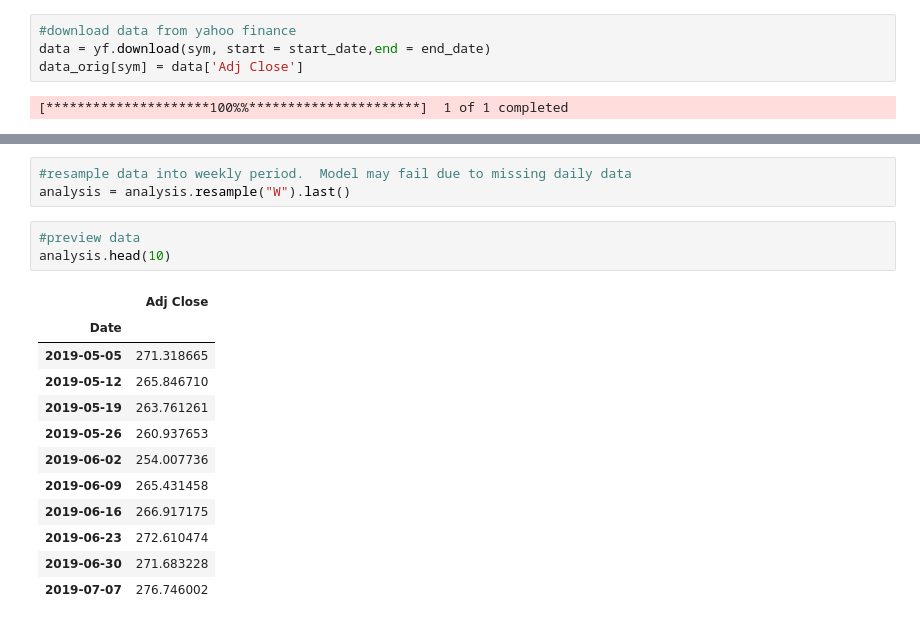
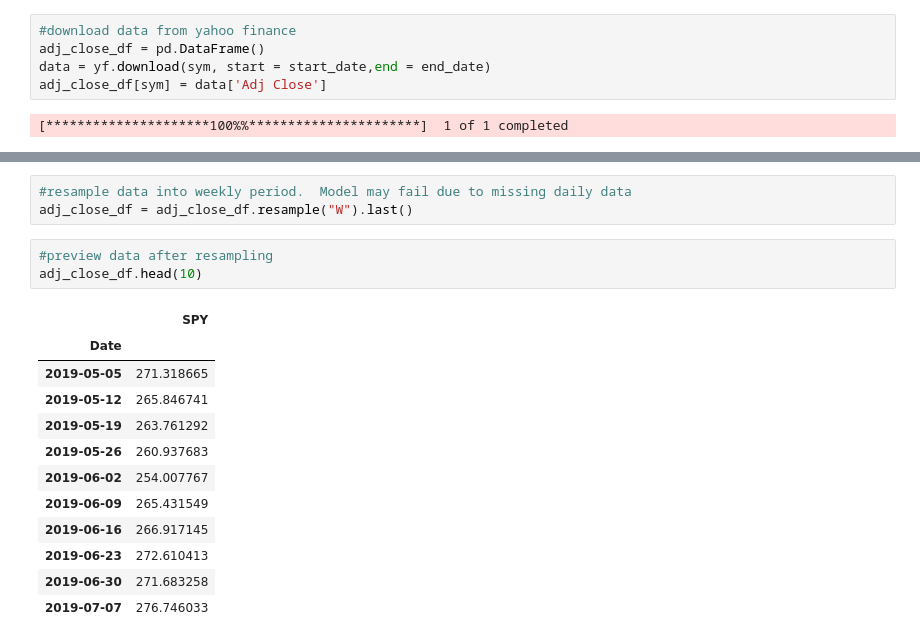
Before and after one commit to YSharing/AnalysisProjects, a Jupyter notebook: SeasonalAanlysis.ipynb, the cells around one changed output, grey strips where cells are left out. Drawn from its saved outputs; the diff is of its cells as text.

```diff
--- a/SeasonalAanlysis.ipynb
+++ b/SeasonalAanlysis.ipynb
@@ -16,8 +21,9 @@ end_date = datetime.today()
 start_date = end_date - timedelta(days = 5*365)
 # %%
 #download data from yahoo finance
+adj_close_df = pd.DataFrame()
 data = yf.download(sym, start = start_date,end = end_date)
-data_orig[sym] = data['Adj Close']
+adj_close_df[sym] = data['Adj Close']
 # %% [output]
 [*********************100%%**********************]  1 of 1 completed
 # %%
@@ -66,21 +50,21 @@ analysis
 # %%
 #resample data into weekly period.  Model may fail due to missing daily data
-analysis = analysis.resample("W").last()
+adj_close_df = adj_close_df.resample("W").last()
 # %%
-#preview data
-analysis.head(10)
+#preview data after resampling
+adj_close_df.head(10)
 # %% [output]
-|  | Adj Close |
+|  | SPY |
 | Date |  |
 | 2019-05-05 | 271.318665 |
-| 2019-05-12 | 265.846710 |
-| 2019-05-19 | 263.761261 |
-| 2019-05-26 | 260.937653 |
-| 2019-06-02 | 254.007736 |
-| 2019-06-09 | 265.431458 |
-| 2019-06-16 | 266.917175 |
-| 2019-06-23 | 272.610474 |
-| 2019-06-30 | 271.683228 |
-| 2019-07-07 | 276.746002 |
+| 2019-05-12 | 265.846741 |
+| 2019-05-19 | 263.761292 |
+| 2019-05-26 | 260.937683 |
+| 2019-06-02 | 254.007767 |
+| 2019-06-09 | 265.431549 |
+| 2019-06-16 | 266.917145 |
+| 2019-06-23 | 272.610413 |
+| 2019-06-30 | 271.683258 |
+| 2019-07-07 | 276.746033 |
 # %%
 #decompose time series with 'multiplicative'
```
Also changed, not shown: parts of 9 cells of this notebook.
